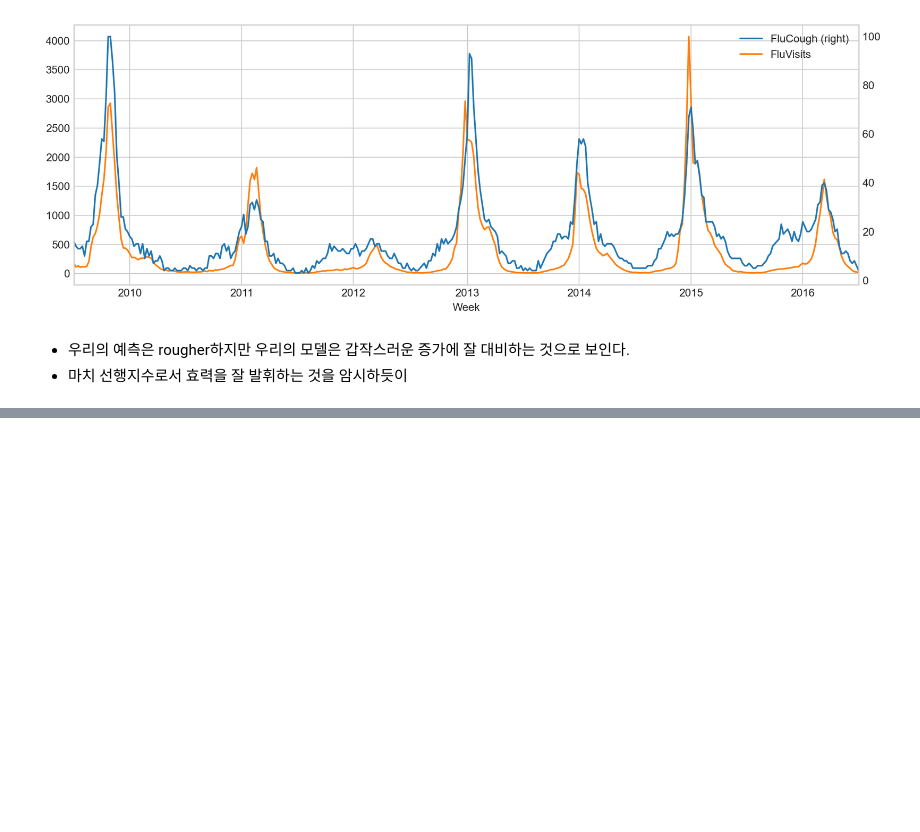
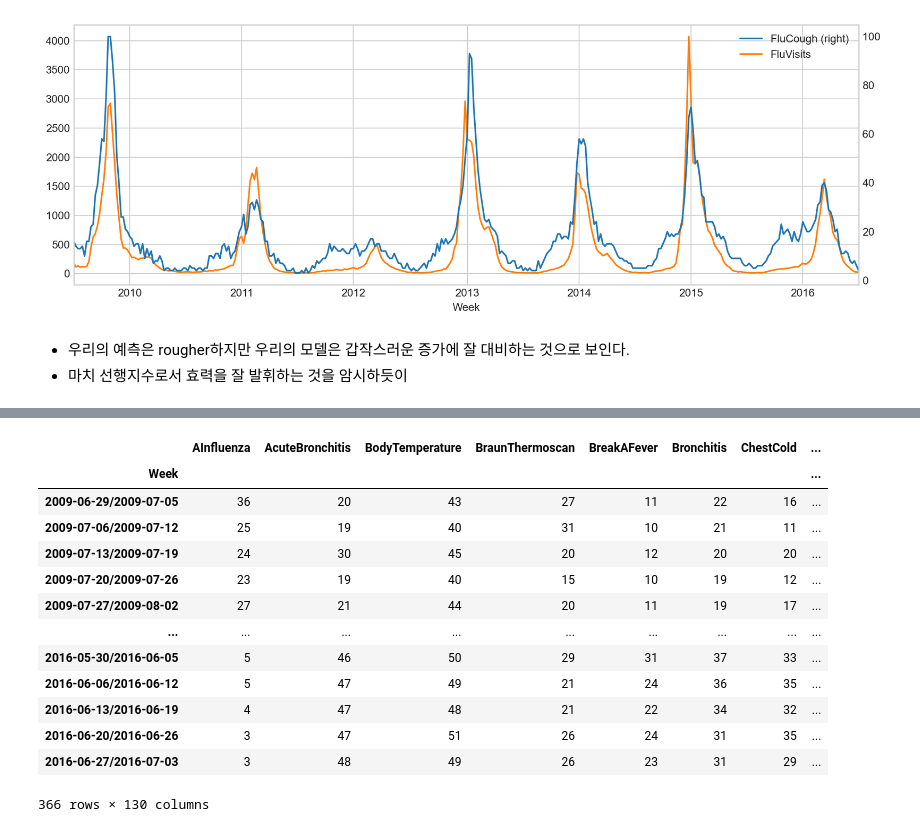
Before and after one commit to epzlfnql/Basic_Study, a Jupyter notebook: Time Series/kaggle/Linear Regression with Time Series.ipynb, the cells around one changed output, grey strips where cells are left out. Saved outputs shown, nothing was run; the diff lists cells and outputs as text; code cells hidden in the pictures; blank space fills up the shorter version.

```diff
--- a/Time Series/kaggle/Linear Regression with Time Series.ipynb
+++ b/Time Series/kaggle/Linear Regression with Time Series.ipynb
@@ -784,0 +1164,17 @@ X = pd.concat([X0, X1], axis=1).fillna(0.0)
+# %%
+flu_trends
+# %% [output]
+|  | AInfluenza | AcuteBronchitis | BodyTemperature | BraunThermoscan | BreakAFever | Bronchitis | ChestCold | ... |
+| Week |  |  |  |  |  |  |  | ... |
+| 2009-06-29/2009-07-05 | 36 | 20 | 43 | 27 | 11 | 22 | 16 | ... |
+| 2009-07-06/2009-07-12 | 25 | 19 | 40 | 31 | 10 | 21 | 11 | ... |
+| 2009-07-13/2009-07-19 | 24 | 30 | 45 | 20 | 12 | 20 | 20 | ... |
+| 2009-07-20/2009-07-26 | 23 | 19 | 40 | 15 | 10 | 19 | 12 | ... |
+| 2009-07-27/2009-08-02 | 27 | 21 | 44 | 20 | 11 | 19 | 17 | ... |
+| ... | ... | ... | ... | ... | ... | ... | ... | ... |
+| 2016-05-30/2016-06-05 | 5 | 46 | 50 | 29 | 31 | 37 | 33 | ... |
+| 2016-06-06/2016-06-12 | 5 | 47 | 49 | 21 | 24 | 36 | 35 | ... |
+| 2016-06-13/2016-06-19 | 4 | 47 | 48 | 21 | 22 | 34 | 32 | ... |
+| 2016-06-20/2016-06-26 | 3 | 47 | 51 | 26 | 24 | 31 | 35 | ... |
+| 2016-06-27/2016-07-03 | 3 | 48 | 49 | 26 | 23 | 31 | 29 | ... |
+366 rows × 130 columns
```
Also changed, not shown: parts of 24 cells of this notebook, 1 other file.
